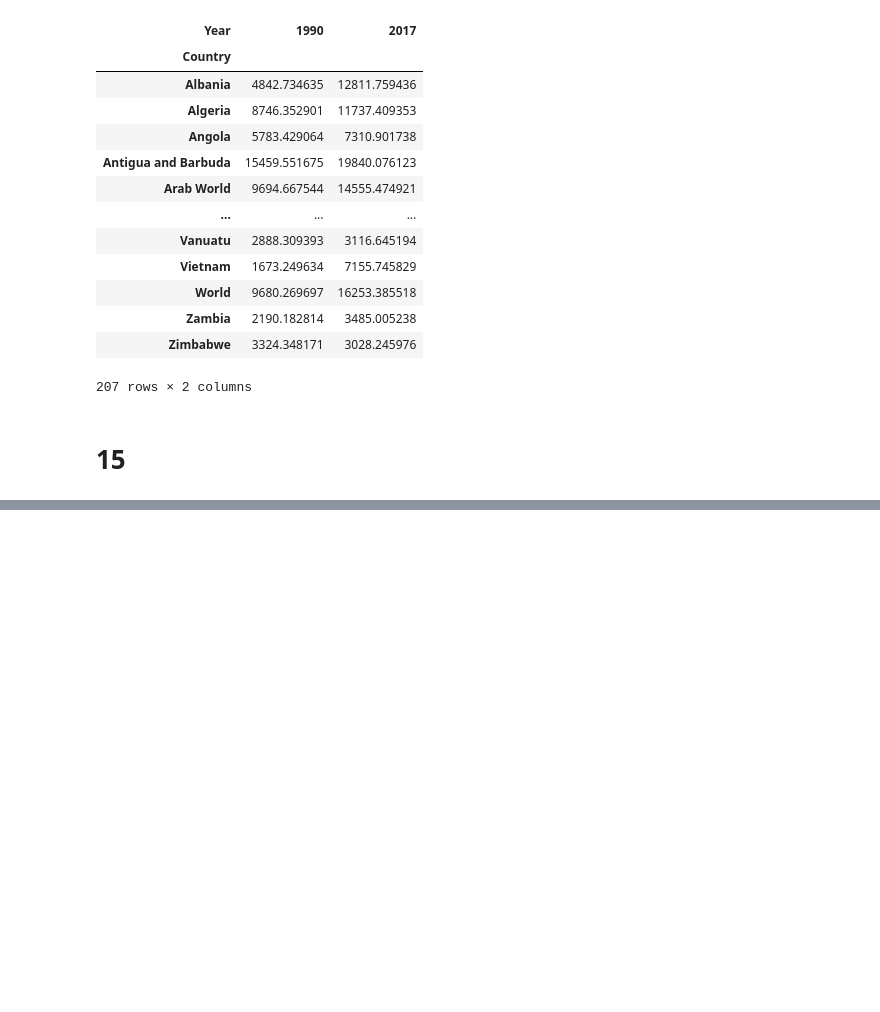
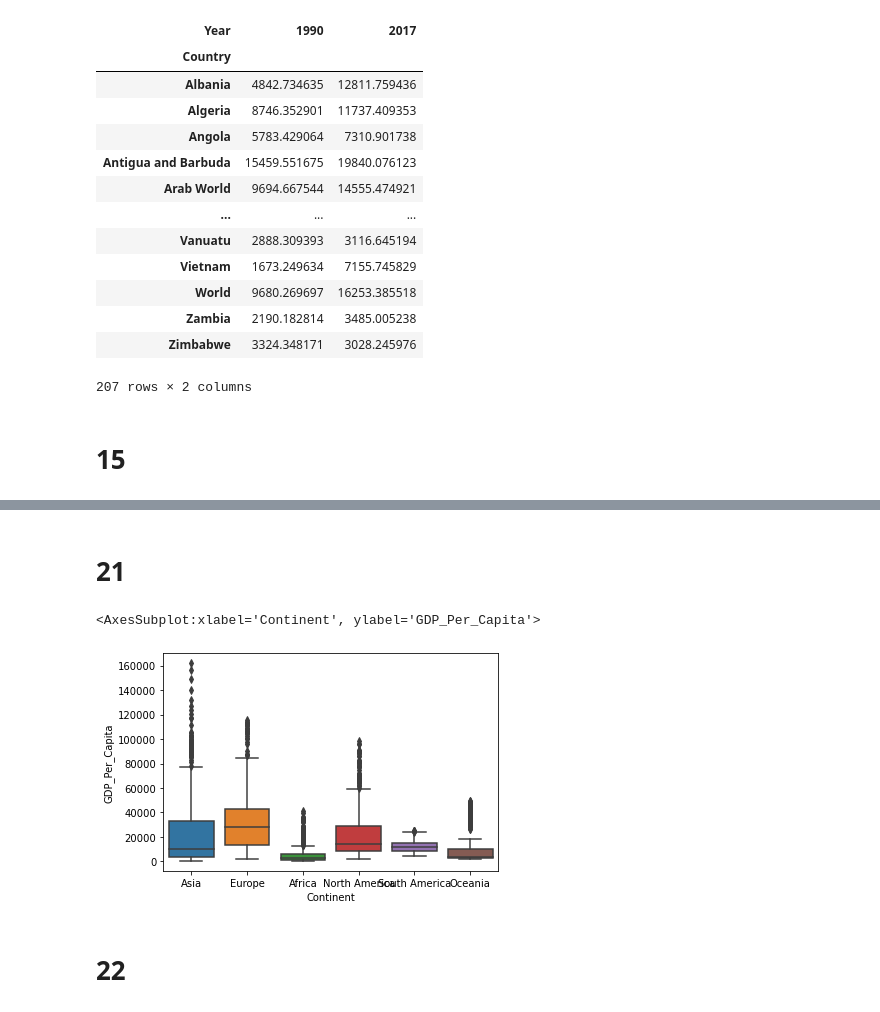
Before and after one commit to nss-data-science-cohort-5/un_exploration-elavender1, a Jupyter notebook: notebooks/data exploration.ipynb, the cells around one changed output, grey strips where cells are left out. Saved outputs shown, nothing was run; the diff lists cells and outputs as text; code cells hidden in the pictures; blank space fills up the shorter version.

```diff
--- a/notebooks/data exploration.ipynb
+++ b/notebooks/data exploration.ipynb
@@ -345,0 +484,10 @@ gdp_pivoted
+# %% [markdown]
+# 21
+# %%
+gdp_df_2014 = gdp_df[gdp_df["Year"] == 2014]
+sns.boxplot(x=gdp_df["Continent"], y=gdp_df["GDP_Per_Capita"])
+# %% [output]
+<AxesSubplot:xlabel='Continent', ylabel='GDP_Per_Capita'>
+[figure, added]
+# %% [markdown]
+# 22
```
Also changed, not shown: parts of 32 cells of this notebook.
